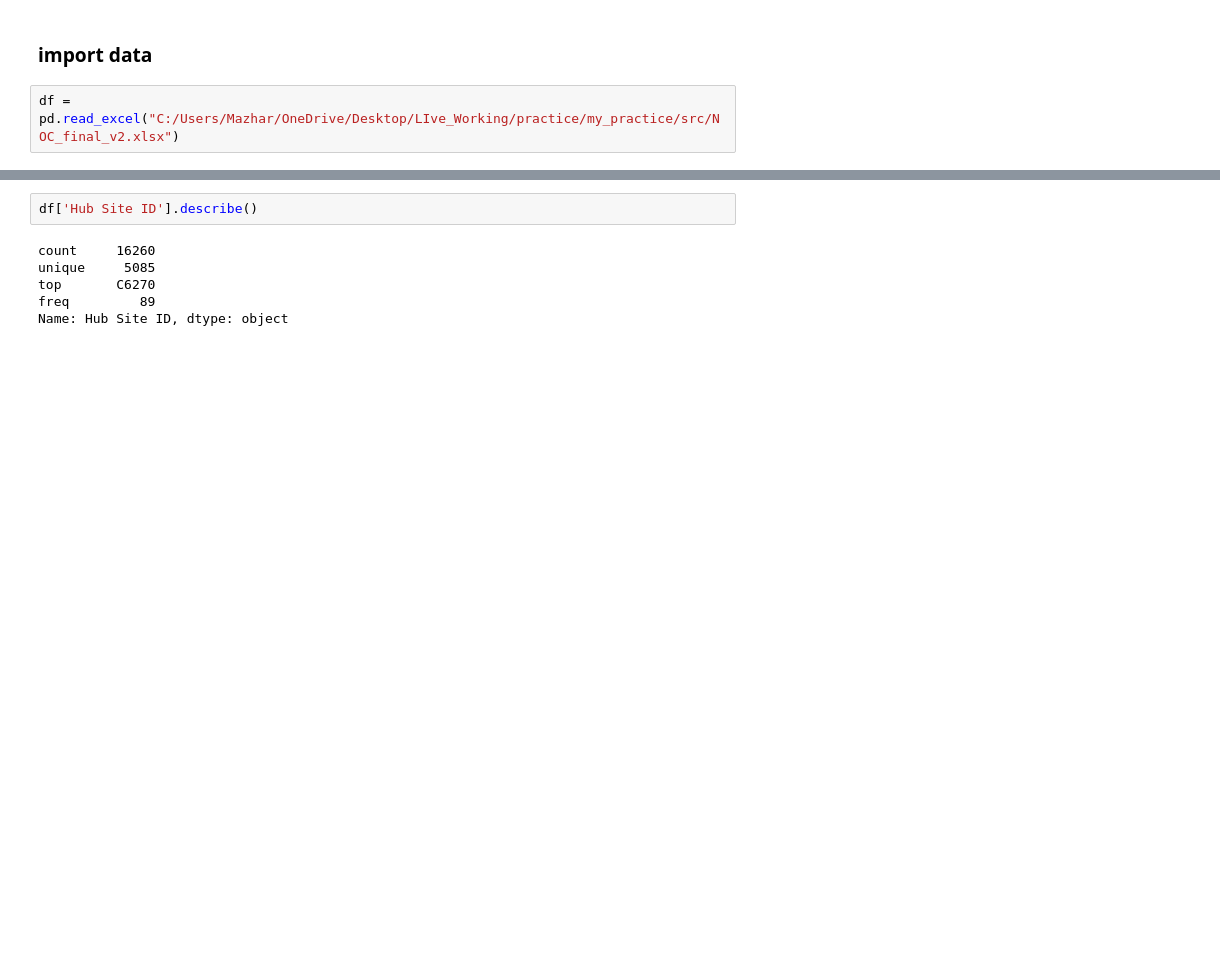
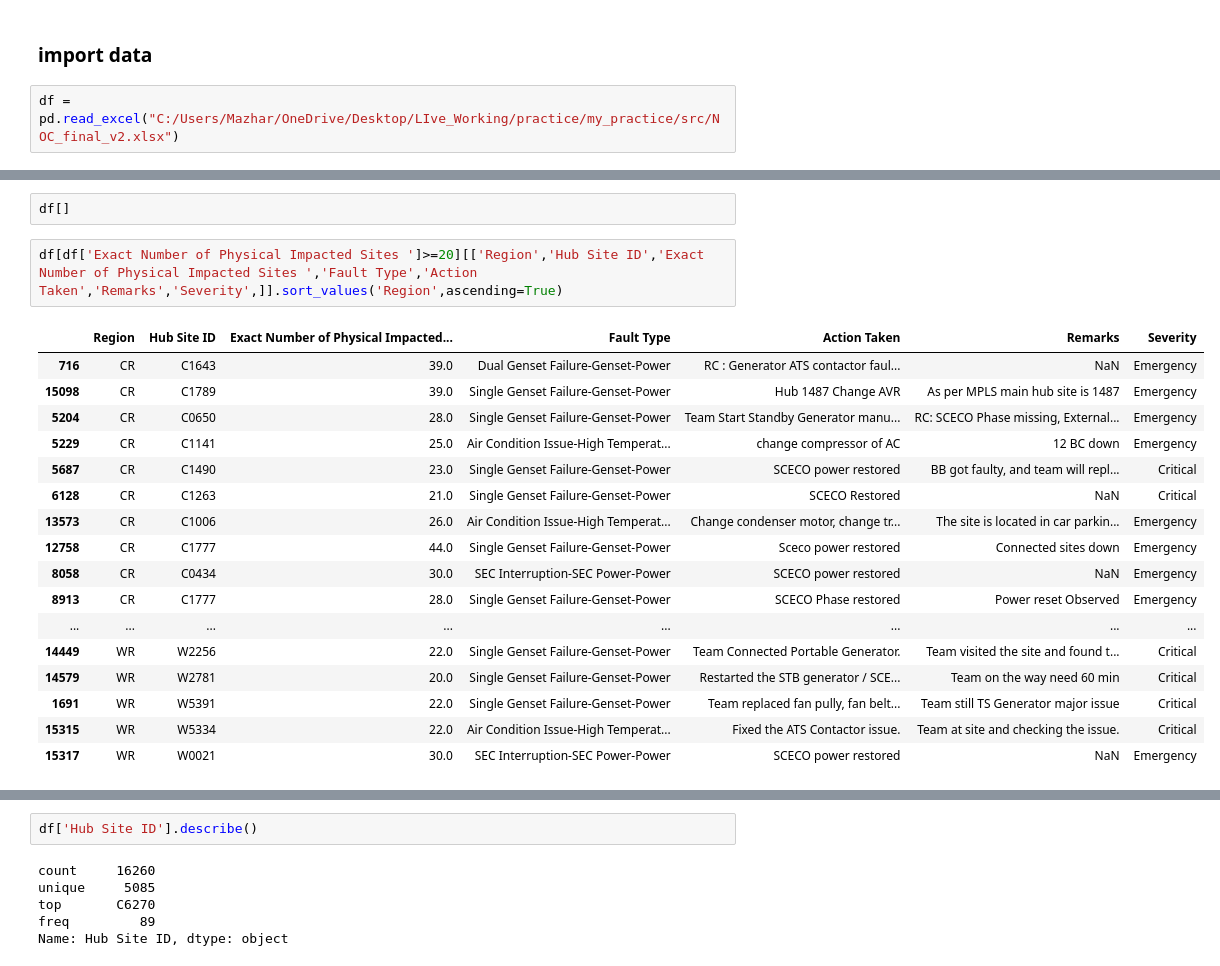
Before and after one commit to ACES-SDG/Test_Cases, a Jupyter notebook: src/NOC.ipynb, the cells around one changed output, grey strips where cells are left out. Cells and saved outputs as stored; diff of their text form; blank space fills up the shorter version.

```diff
--- a/src/NOC.ipynb
+++ b/src/NOC.ipynb
@@ -6,0 +47,22 @@ df = pd.read_excel("C:/Users/Mazhar/OneDrive/Desktop/LIve_Working/practice/my_pr
+# %%
+df[]
+# %%
+df[df['Exact Number of Physical Impacted Sites ']>=20][['Region','Hub Site ID','Exact Number of Physical Impacted Sites ','Fault Type','Action Taken','Remarks','Severity',]].sort_values('Region',ascending=True)
+# %% [output]
+|  | Region | Hub Site ID | Exact Number of Physical Impacted... | Fault Type | Action Taken | Remarks | Severity |
+| 716 | CR | C1643 | 39.0 | Dual Genset Failure-Genset-Power | RC : Generator ATS contactor faul... | NaN | Emergency |
+| 15098 | CR | C1789 | 39.0 | Single Genset Failure-Genset-Power | Hub 1487 Change AVR | As per MPLS main hub site is 1487 | Emergency |
+| 5204 | CR | C0650 | 28.0 | Single Genset Failure-Genset-Power | Team Start Standby Generator manu... | RC: SCECO Phase missing, External... | Emergency |
+| 5229 | CR | C1141 | 25.0 | Air Condition Issue-High Temperat... | change compressor of AC | 12 BC down | Emergency |
+| 5687 | CR | C1490 | 23.0 | Single Genset Failure-Genset-Power | SCECO power restored | BB got faulty, and team will repl... | Critical |
+| 6128 | CR | C1263 | 21.0 | Single Genset Failure-Genset-Power | SCECO Restored | NaN | Critical |
+| 13573 | CR | C1006 | 26.0 | Air Condition Issue-High Temperat... | Change condenser motor, change tr... | The site is located in car parkin... | Emergency |
+| 12758 | CR | C1777 | 44.0 | Single Genset Failure-Genset-Power | Sceco power restored | Connected sites down | Emergency |
+| 8058 | CR | C0434 | 30.0 | SEC Interruption-SEC Power-Power | SCECO power restored | NaN | Emergency |
+| 8913 | CR | C1777 | 28.0 | Single Genset Failure-Genset-Power | SCECO Phase restored | Power reset Observed | Emergency |
+| ... | ... | ... | ... | ... | ... | ... | ... |
+| 14449 | WR | W2256 | 22.0 | Single Genset Failure-Genset-Power | Team Connected Portable Generator. | Team visited the site and found t... | Critical |
+| 14579 | WR | W2781 | 20.0 | Single Genset Failure-Genset-Power | Restarted the STB generator / SCE... | Team on the way need 60 min | Critical |
+| 1691 | WR | W5391 | 22.0 | Single Genset Failure-Genset-Power | Team replaced fan pully, fan belt... | Team still TS Generator major issue | Critical |
+| 15315 | WR | W5334 | 22.0 | Air Condition Issue-High Temperat... | Fixed the ATS Contactor issue. | Team at site and checking the issue. | Critical |
+| 15317 | WR | W0021 | 30.0 | SEC Interruption-SEC Power-Power | SCECO power restored | NaN | Emergency |
```
Also changed, not shown: parts of 4 cells of this notebook, 2 other files.
